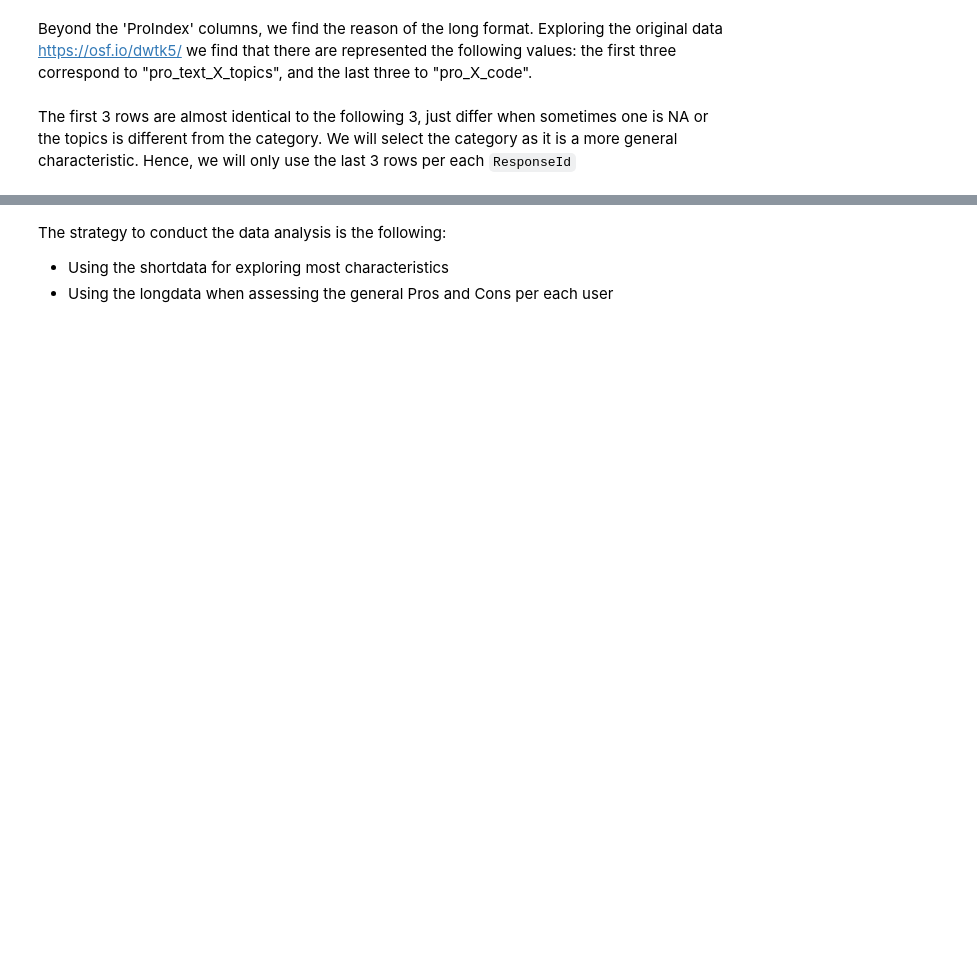
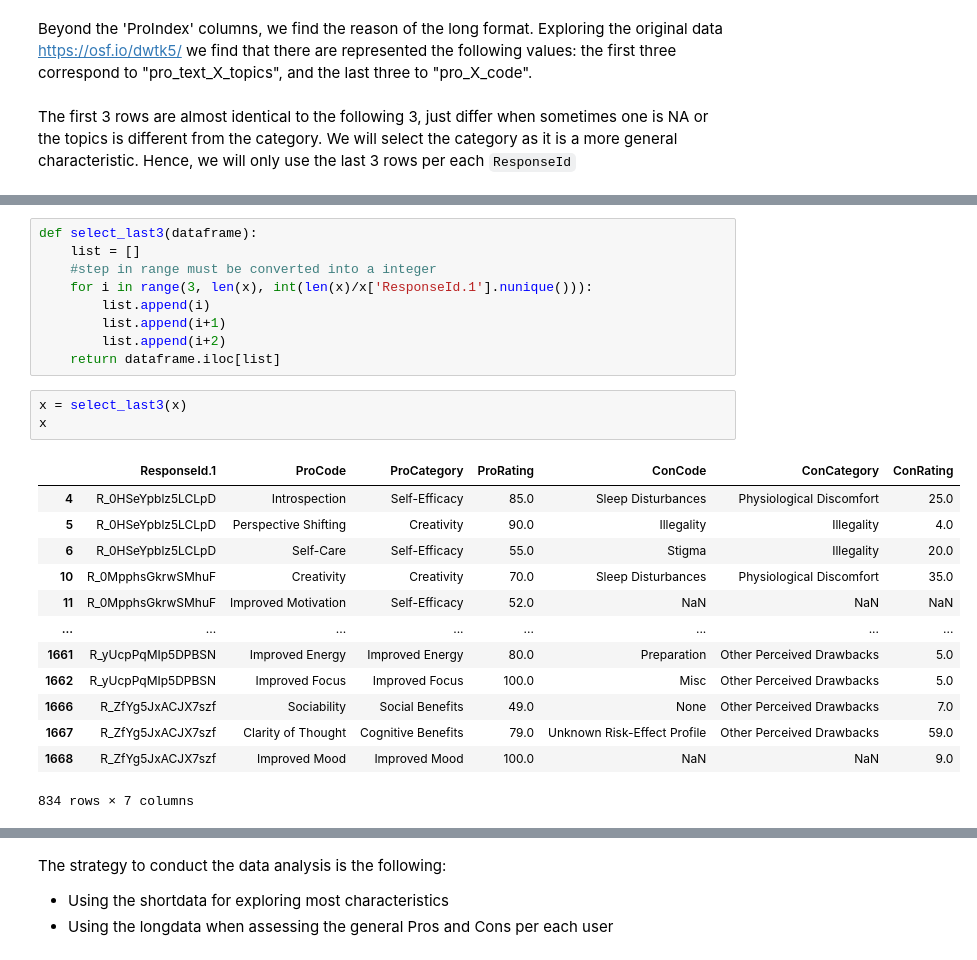
Before and after one commit to dan1dr/microdosing, a Jupyter notebook: notebooks/1.ipynb, the cells around one changed output, grey strips where cells are left out. Cells and saved outputs as stored; diff of their text form; blank space fills up the shorter version.

```diff
--- a/notebooks/1.ipynb
+++ b/notebooks/1.ipynb
@@ -181,0 +233,26 @@ long_info.head(12)
+# %%
+def select_last3(dataframe):
+    list = []
+    #step in range must be converted into a integer
+    for i in range(3, len(x), int(len(x)/x['ResponseId.1'].nunique())):
+        list.append(i)
+        list.append(i+1)
+        list.append(i+2)
+    return dataframe.iloc[list]
+# %%
+x = select_last3(x)
+x
+# %% [output]
+|  | ResponseId.1 | ProCode | ProCategory | ProRating | ConCode | ConCategory | ConRating |
+| 4 | R_0HSeYpblz5LCLpD | Introspection | Self-Efficacy | 85.0 | Sleep Disturbances | Physiological Discomfort | 25.0 |
+| 5 | R_0HSeYpblz5LCLpD | Perspective Shifting | Creativity | 90.0 | Illegality | Illegality | 4.0 |
+| 6 | R_0HSeYpblz5LCLpD | Self-Care | Self-Efficacy | 55.0 | Stigma | Illegality | 20.0 |
+| 10 | R_0MpphsGkrwSMhuF | Creativity | Creativity | 70.0 | Sleep Disturbances | Physiological Discomfort | 35.0 |
+| 11 | R_0MpphsGkrwSMhuF | Improved Motivation | Self-Efficacy | 52.0 | NaN | NaN | NaN |
+| ... | ... | ... | ... | ... | ... | ... | ... |
+| 1661 | R_yUcpPqMIp5DPBSN | Improved Energy | Improved Energy | 80.0 | Preparation | Other Perceived Drawbacks | 5.0 |
+| 1662 | R_yUcpPqMIp5DPBSN | Improved Focus | Improved Focus | 100.0 | Misc | Other Perceived Drawbacks | 5.0 |
+| 1666 | R_ZfYg5JxACJX7szf | Sociability | Social Benefits | 49.0 | None | Other Perceived Drawbacks | 7.0 |
+| 1667 | R_ZfYg5JxACJX7szf | Clarity of Thought | Cognitive Benefits | 79.0 | Unknown Risk-Effect Profile | Other Perceived Drawbacks | 59.0 |
+| 1668 | R_ZfYg5JxACJX7szf | Improved Mood | Improved Mood | 100.0 | NaN | NaN | 9.0 |
+834 rows × 7 columns
```
Also changed, not shown: parts of 23 cells of this notebook.
